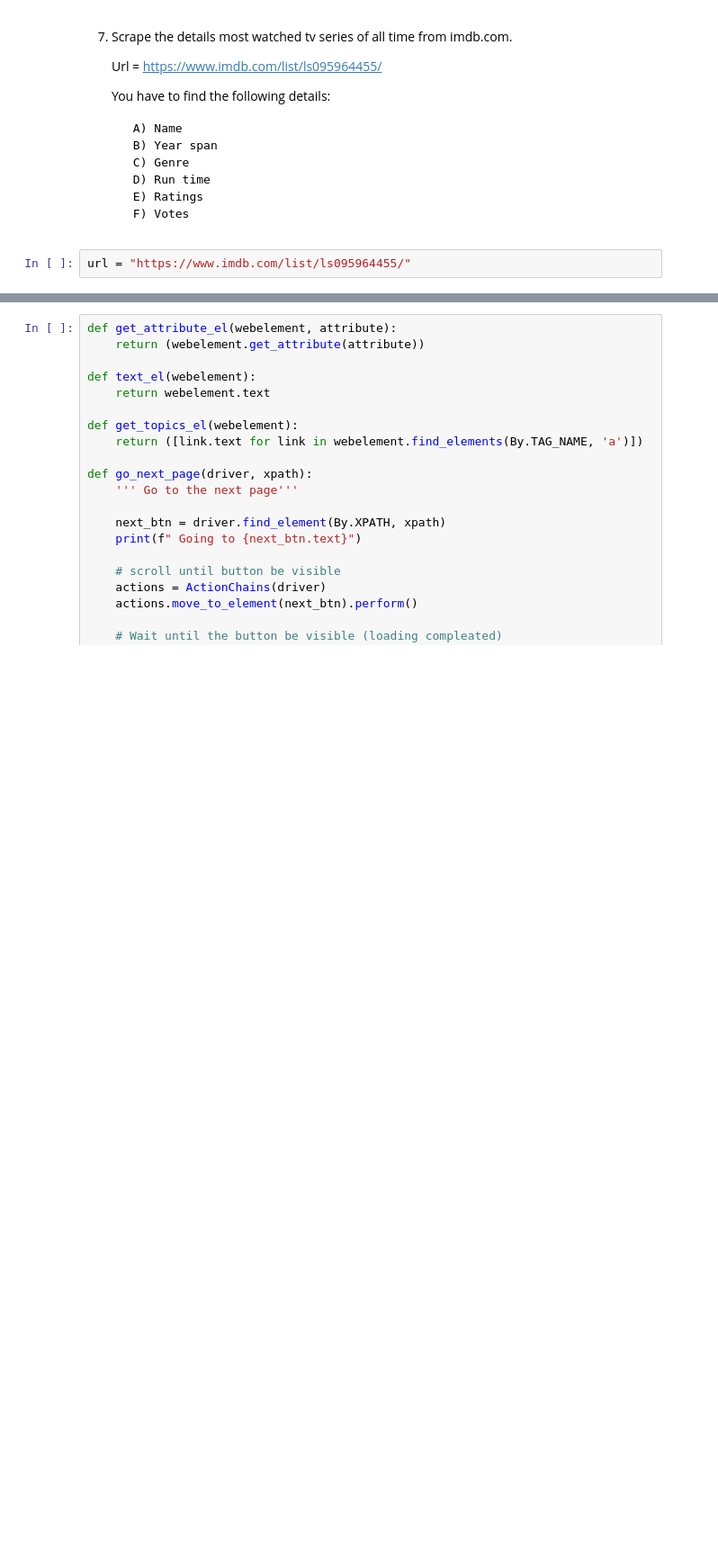
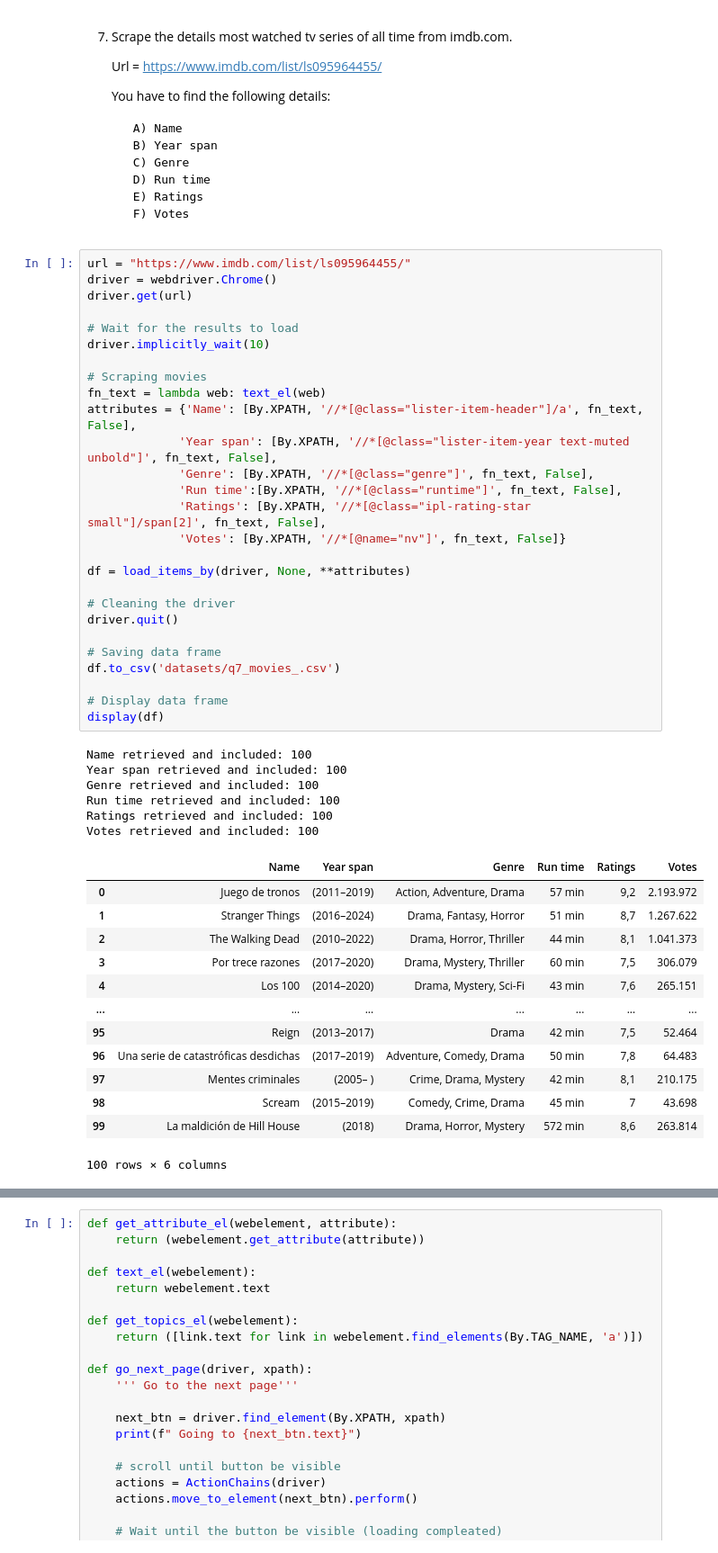
Before and after one commit to matiaga/Internship, a Jupyter notebook: WebScraping_A4/Web Scraping - Asignment 4.ipynb, the cells around one changed output, grey strips where cells are left out. Shown at 90% size. Saved outputs shown, nothing was run; the diff lists cells and outputs as text; blank space fills up the shorter version.

```diff
--- a/WebScraping_A4/Web Scraping - Asignment 4.ipynb
+++ b/WebScraping_A4/Web Scraping - Asignment 4.ipynb
@@ -533,6 +577,51 @@ E) Genre
         F) Votes
 # %%
 url = "https://www.imdb.com/list/ls095964455/"
+driver = webdriver.Chrome()
+driver.get(url)
+
+# Wait for the results to load
+driver.implicitly_wait(10)
+
+# Scraping movies
+fn_text = lambda web: text_el(web)
+attributes = {'Name': [By.XPATH, '//*[@class="lister-item-header"]/a', fn_text, False],
+             'Year span': [By.XPATH, '//*[@class="lister-item-year text-muted unbold"]', fn_text, False],
+             'Genre': [By.XPATH, '//*[@class="genre"]', fn_text, False],
+             'Run time':[By.XPATH, '//*[@class="runtime"]', fn_text, False],
+             'Ratings': [By.XPATH, '//*[@class="ipl-rating-star small"]/span[2]', fn_text, False],
+             'Votes': [By.XPATH, '//*[@name="nv"]', fn_text, False]}
+
+df = load_items_by(driver, None, **attributes)
+
+# Cleaning the driver
+driver.quit()
+
+# Saving data frame
+df.to_csv('datasets/q7_movies_.csv')
+
+# Display data frame
+display(df)
+# %% [output]
+Name retrieved and included: 100
+Year span retrieved and included: 100
+Genre retrieved and included: 100
+Run time retrieved and included: 100
+Ratings retrieved and included: 100
+Votes retrieved and included: 100
+|  | Name | Year span | Genre | Run time | Ratings | Votes |
+| 0 | Juego de tronos | (2011–2019) | Action, Adventure, Drama | 57 min | 9,2 | 2.193.972 |
+| 1 | Stranger Things | (2016–2024) | Drama, Fantasy, Horror | 51 min | 8,7 | 1.267.622 |
+| 2 | The Walking Dead | (2010–2022) | Drama, Horror, Thriller | 44 min | 8,1 | 1.041.373 |
+| 3 | Por trece razones | (2017–2020) | Drama, Mystery, Thriller | 60 min | 7,5 | 306.079 |
+| 4 | Los 100 | (2014–2020) | Drama, Mystery, Sci-Fi | 43 min | 7,6 | 265.151 |
+| ... | ... | ... | ... | ... | ... | ... |
+| 95 | Reign | (2013–2017) | Drama | 42 min | 7,5 | 52.464 |
+| 96 | Una serie de catastróficas desdichas | (2017–2019) | Adventure, Comedy, Drama | 50 min | 7,8 | 64.483 |
+| 97 | Mentes criminales | (2005– ) | Crime, Drama, Mystery | 42 min | 8,1 | 210.175 |
+| 98 | Scream | (2015–2019) | Comedy, Crime, Drama | 45 min | 7 | 43.698 |
+| 99 | La maldición de Hill House | (2018) | Drama, Horror, Mystery | 572 min | 8,6 | 263.814 |
+100 rows × 6 columns
 # %% [markdown]
 8. Details of Datasets from UCI machine learning repositories.
 
```
Also changed, not shown: parts of 11 cells of this notebook, 3 other files.
